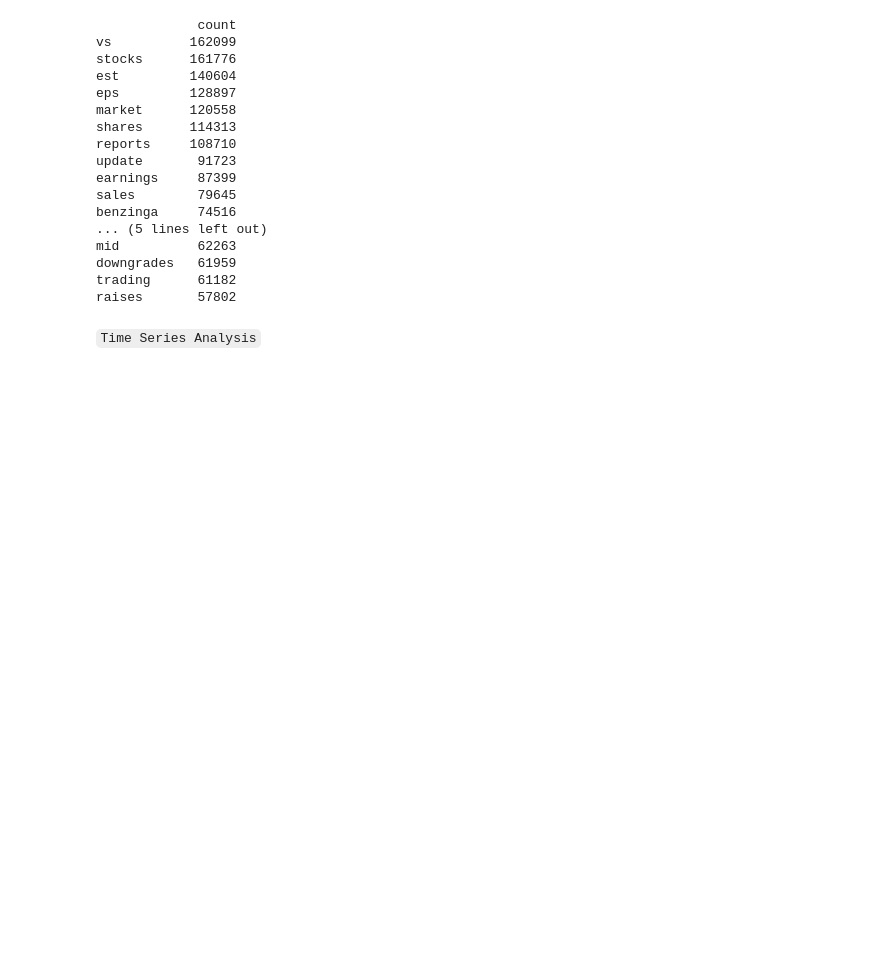
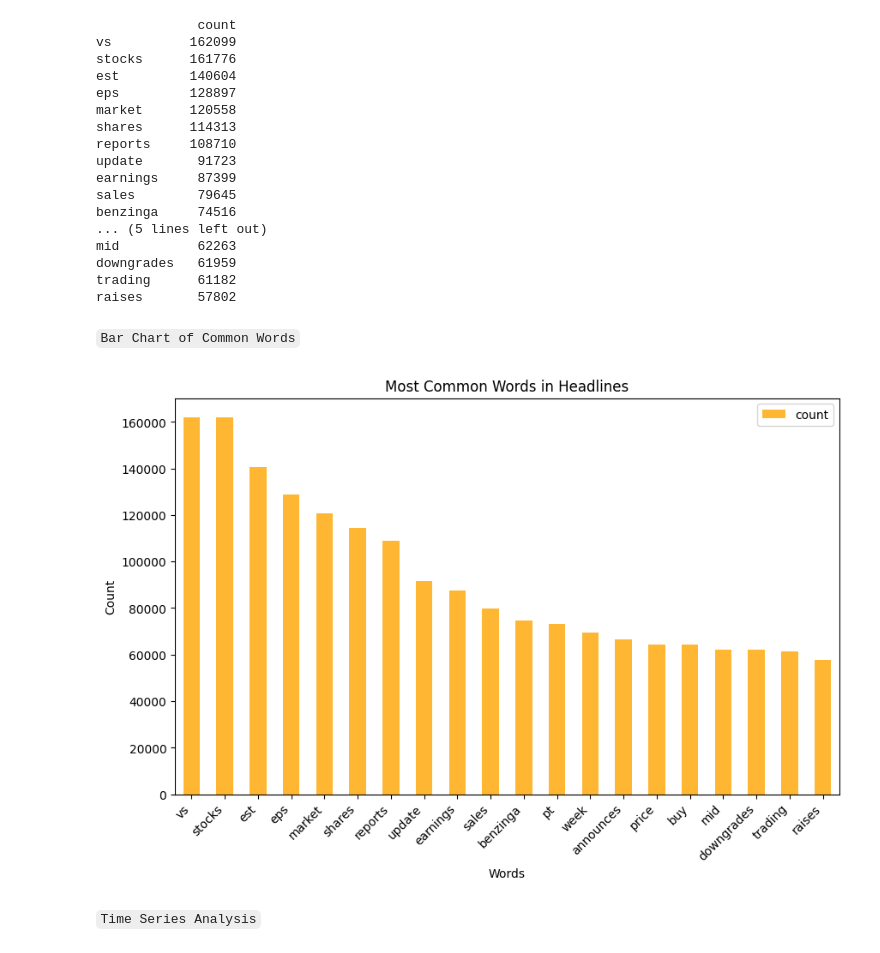
Before and after one commit to teddyhabtamu/Kifiya-AIM-Week-1, a Jupyter notebook: notebooks/EDA_Finance.ipynb, the cells around one changed output. Cells and saved outputs as stored; diff of their text form; code cells hidden in the pictures; blank space fills up the shorter version.

Commit message:
Add some visualization

```diff
--- a/notebooks/EDA_Finance.ipynb
+++ b/notebooks/EDA_Finance.ipynb
@@ -187,6 +188,17 @@ mid          62263
 downgrades   61959
 trading      61182
 raises       57802
+# %% [markdown]
+`Bar Chart of Common Words`
+# %%
+common_words.plot(kind='bar', color='orange', alpha=0.8, figsize=(10,6))
+plt.title('Most Common Words in Headlines')
+plt.xlabel('Words')
+plt.ylabel('Count')
+plt.xticks(rotation=45, ha='right')
+plt.show()
+# %% [output]
+[figure, added]
 # %% [markdown]
 `Time Series Analysis`
 # %% [markdown]
```
Also changed, not shown: parts of 11 cells of this notebook.
